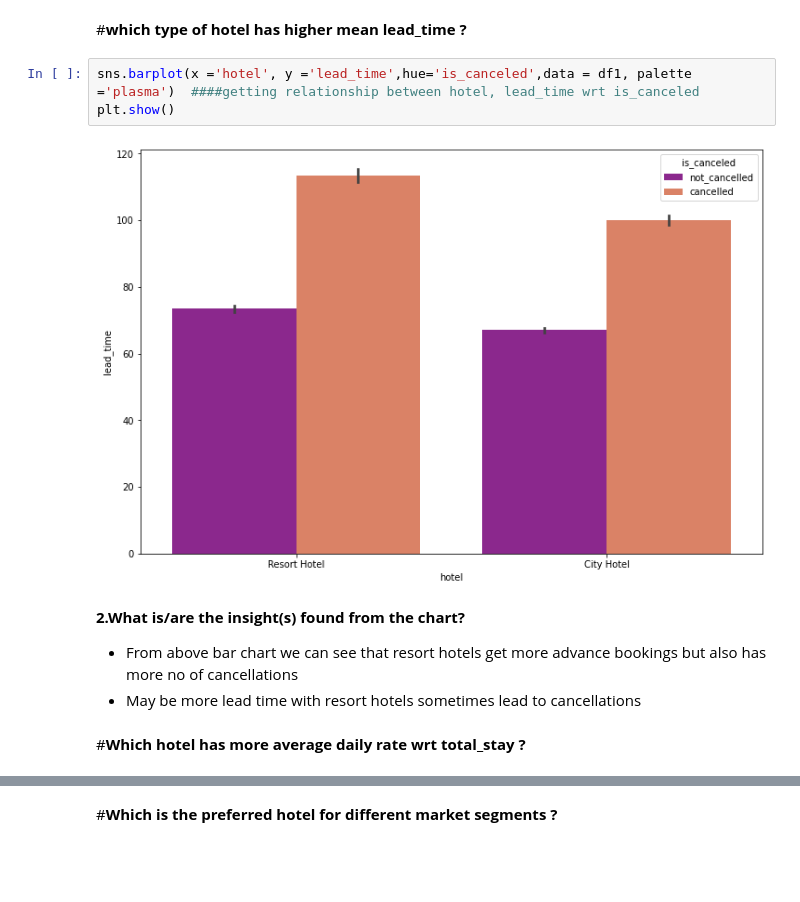
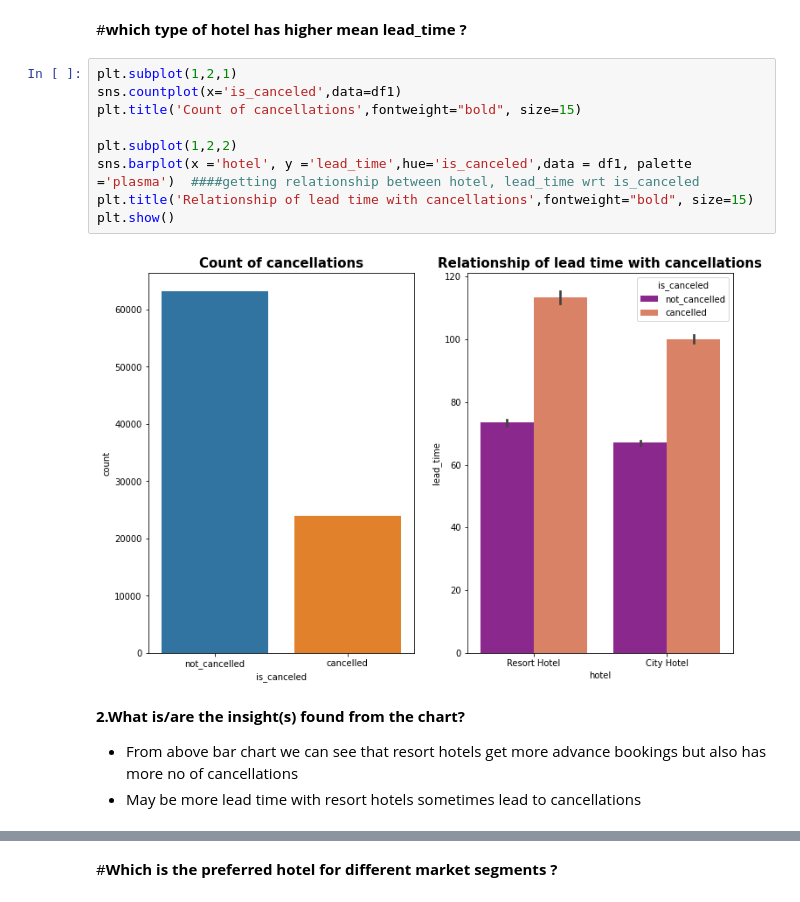
Before and after one commit to aswinijena3459/Hotel-Booking-analysis-EDA, a Jupyter notebook: Hotel_Bookings_Analysis.ipynb, the cells around one changed output, grey strips where cells are left out. Drawn from its saved outputs; the diff is of its cells as text; blank space fills up the shorter version.

```diff
--- a/Hotel_Bookings_Analysis.ipynb
+++ b/Hotel_Bookings_Analysis.ipynb
@@ -990,13 +990,17 @@ Chart - 3
 # %% [markdown]
 #**which type of hotel has higher mean lead_time ?**
 # %%
+plt.subplot(1,2,1)
+sns.countplot(x='is_canceled',data=df1)
+plt.title('Count of cancellations',fontweight="bold", size=15)
+
+plt.subplot(1,2,2)
 sns.barplot(x ='hotel', y ='lead_time',hue='is_canceled',data = df1, palette ='plasma')  ####getting relationship between hotel, lead_time wrt is_canceled
+plt.title('Relationship of lead time with cancellations',fontweight="bold", size=15)
 plt.show()
 # %% [output]
-[figure, old version]
+[figure, new version]
 # %% [markdown]
 **2.What is/are the insight(s) found from the chart?**
 - From above bar chart we can see that resort hotels get more advance bookings but also has more no of cancellations
 - May be more lead time with resort hotels sometimes lead to cancellations
-# %% [markdown]
-#**Which hotel has more average daily rate wrt total_stay ?**
```
Also changed, not shown: parts of 39 cells of this notebook.
